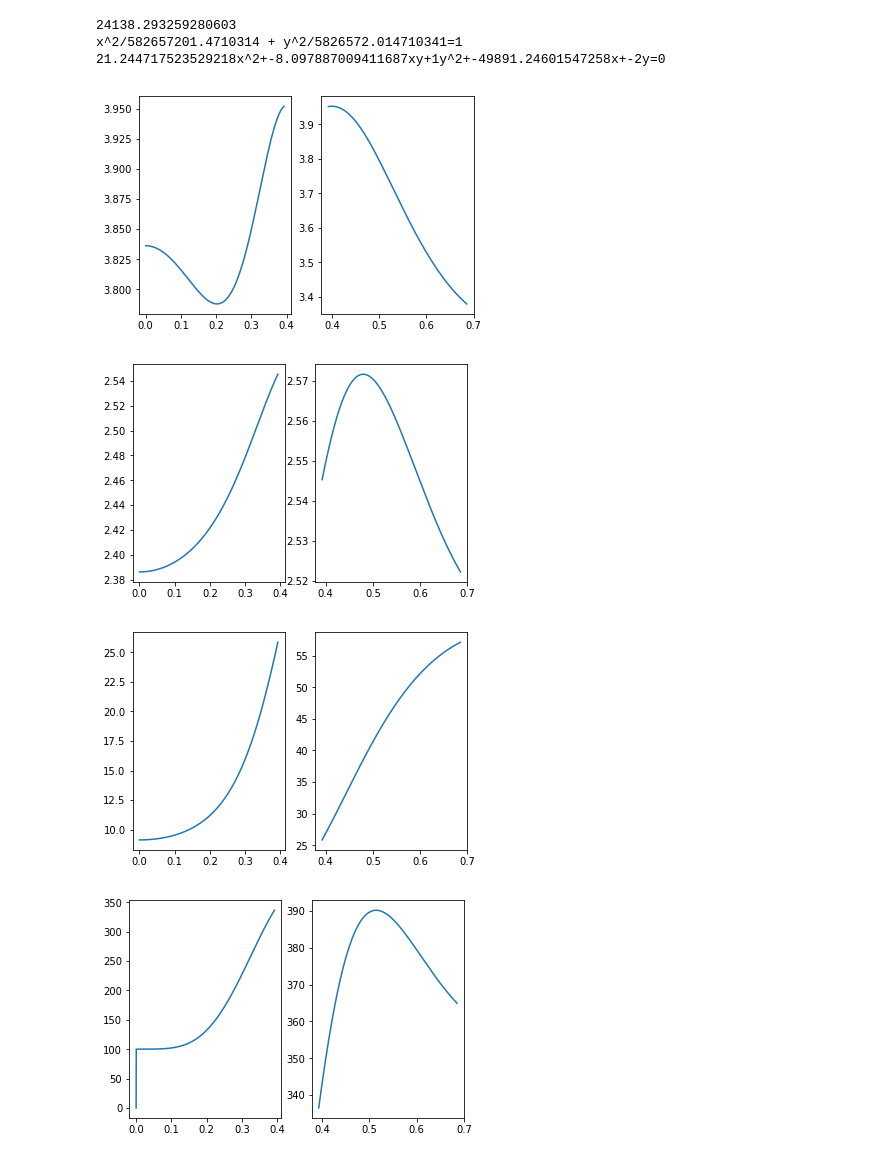
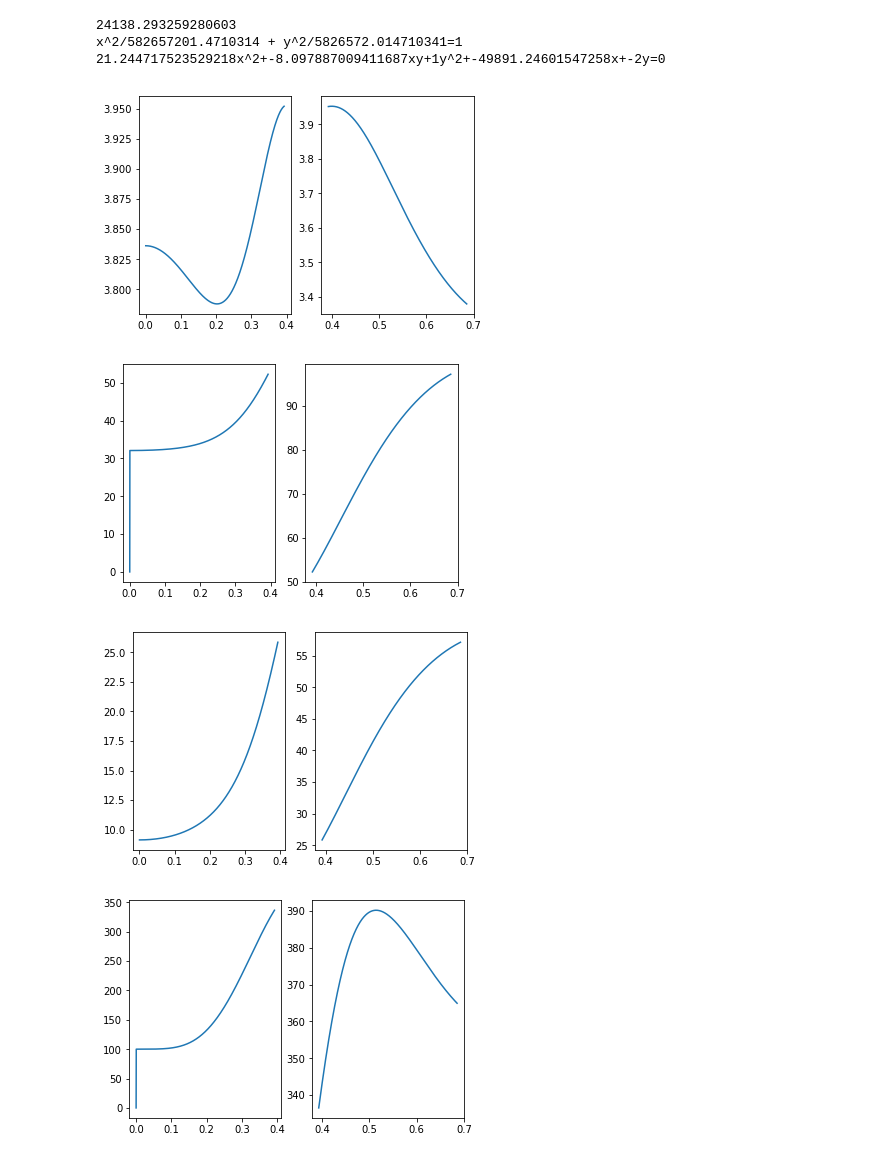
Before and after one commit to danft/MCE, a Jupyter notebook: poly_trig.ipynb, the cells around one changed output. Saved outputs shown, nothing was run; the diff lists cells and outputs as text; code cells hidden in the pictures.

```diff
--- a/poly_trig.ipynb
+++ b/poly_trig.ipynb
@@ -94,11 +135,10 @@ print(f"{A}x^2+{B}xy+{C}y^2+{D}x+{E}y=0")
 x^2/582657201.4710314 + y^2/5826572.014710341=1
 21.244717523529218x^2+-8.097887009411687xy+1y^2+-49891.24601547258x+-2y=0
 # %%
-import numpy as np
-import matplotlib.pyplot as plt
 
 def g(ae, be, xe, ye):
     def f(tx):
+        C=1
         a = ae
         b = be
         q = a**2 / b**2
@@ -139,11 +179,11 @@ def g(ae, be, xe, ye):
     plt.show()
 # %%
 g(5, 2, 3, 0.45)
-g(3, 2, 3, 1.5)
+g(3.5, 2, 1, 11.5)
 g(5, 2, 3, 10)
 g(10, 1, 20, 1)
 # %% [output]
 [figure]
-[figure, old version]
+[figure, new version]
 [figure]
 [figure]
```
Also changed, not shown: parts of 7 cells of this notebook, 1 other file.
